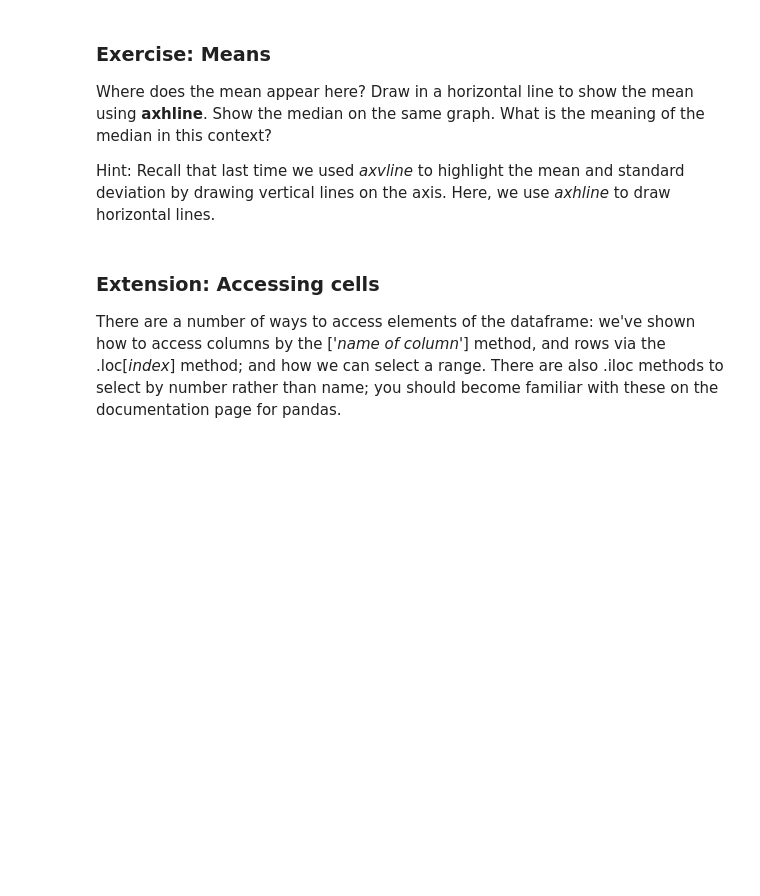
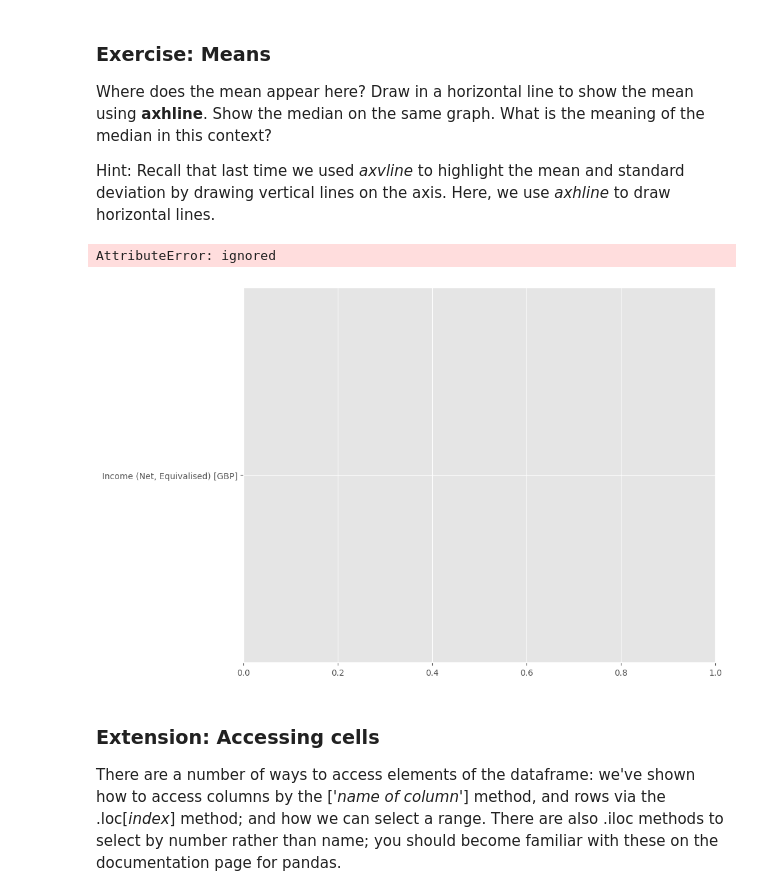
Before and after one commit to mathildesoulie/QM2, a Jupyter notebook: notebooks/W02. Pandas.ipynb, the cells around one changed output. Drawn from its saved outputs; the diff is of its cells as text; code cells hidden in the pictures; blank space fills up the shorter version.

```diff
--- a/notebooks/W02. Pandas.ipynb
+++ b/notebooks/W02. Pandas.ipynb
@@ -238,6 +230,12 @@ We see a curve that is pretty linear in the middle region, but curves rapidly up
 Where does the mean appear here? Draw in a horizontal line to show the mean using **axhline**. Show the median on the same graph. What is the meaning of the median in this context?
 
 Hint: Recall that last time we used *axvline* to highlight the mean and standard deviation by drawing vertical lines on the axis. Here, we use *axhline* to draw horizontal lines.
+# %%
+
+plt.axhline (x='Income Percentile', y= 'Income (Net, Equivalised) [GBP]').mean
+# %% [output]
+AttributeError: ignored
+[figure, added]
 # %% [markdown]
 ### Extension: Accessing cells
 
```
Also changed, not shown: parts of 10 cells of this notebook.
